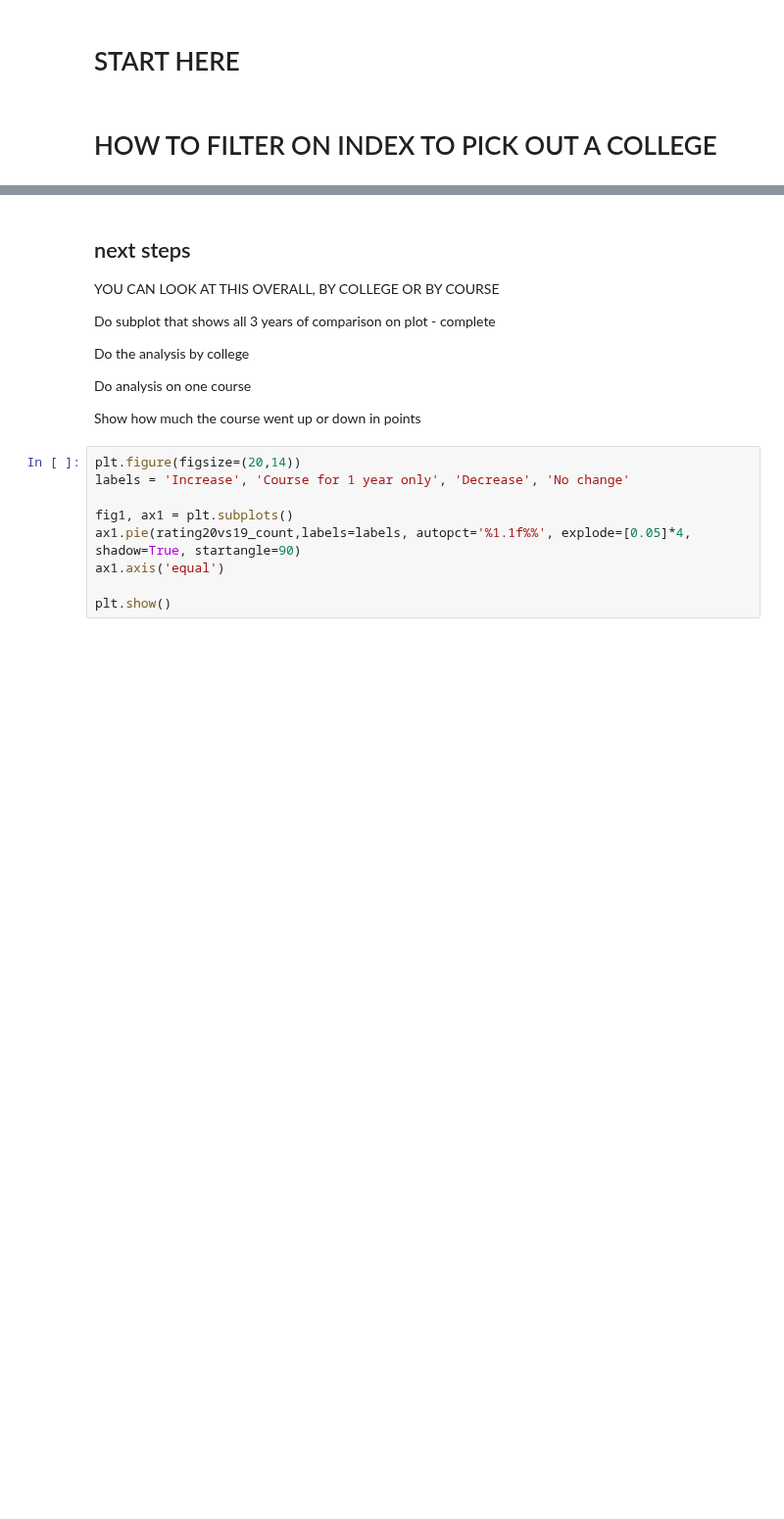
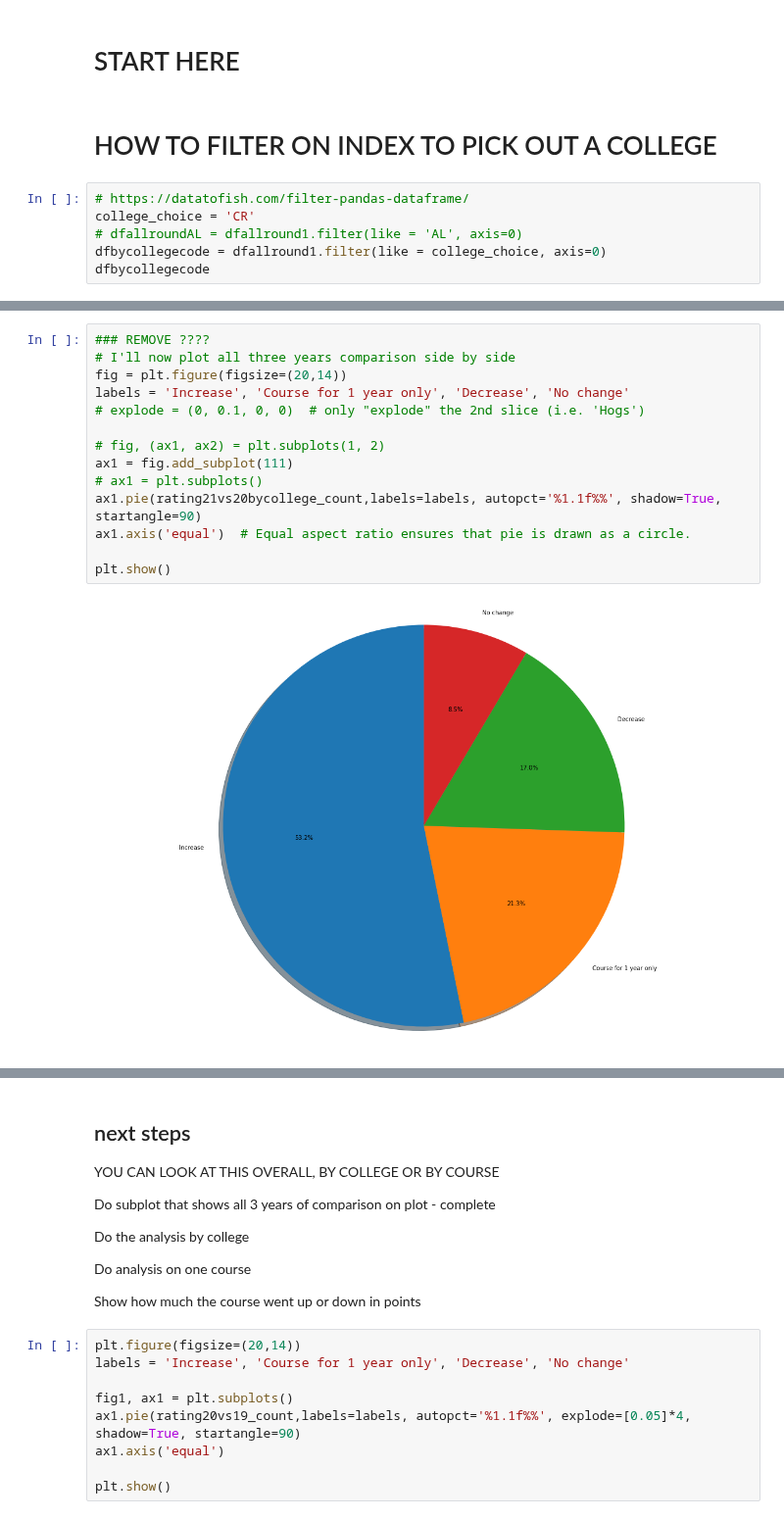
Before and after one commit to Michelleoc/fundamentals-of-data-analysis-assessment, a Jupyter notebook: cao.ipynb, the cells around one changed output, grey strips where cells are left out. Shown at 98% size. Cells and saved outputs as stored; diff of their text form; blank space fills up the shorter version.

```diff
--- a/cao.ipynb
+++ b/cao.ipynb
@@ -1274,3 +1274,9 @@ plt.show()
 # START HERE
 # %% [markdown]
  # HOW TO FILTER ON INDEX TO PICK OUT A COLLEGE
+# %%
+# https://datatofish.com/filter-pandas-dataframe/
+college_choice = 'CR'
+# dfallroundAL = dfallround1.filter(like = 'AL', axis=0)
+dfbycollegecode = dfallround1.filter(like = college_choice, axis=0)
+dfbycollegecode
@@ -1294,0 +1340,16 @@ list(dfallround1.columns)
+# %%
+### REMOVE ????
+# I'll now plot all three years comparison side by side
+fig = plt.figure(figsize=(20,14))
+labels = 'Increase', 'Course for 1 year only', 'Decrease', 'No change'
+# explode = (0, 0.1, 0, 0)  # only "explode" the 2nd slice (i.e. 'Hogs')
+
+# fig, (ax1, ax2) = plt.subplots(1, 2)
+ax1 = fig.add_subplot(111)
+# ax1 = plt.subplots()
+ax1.pie(rating21vs20bycollege_count,labels=labels, autopct='%1.1f%%', shadow=True, startangle=90)
+ax1.axis('equal')  # Equal aspect ratio ensures that pie is drawn as a circle.
+
+plt.show()
+# %% [output]
+[figure, added]
```
Also changed, not shown: parts of 30 cells of this notebook, 40 other files.
